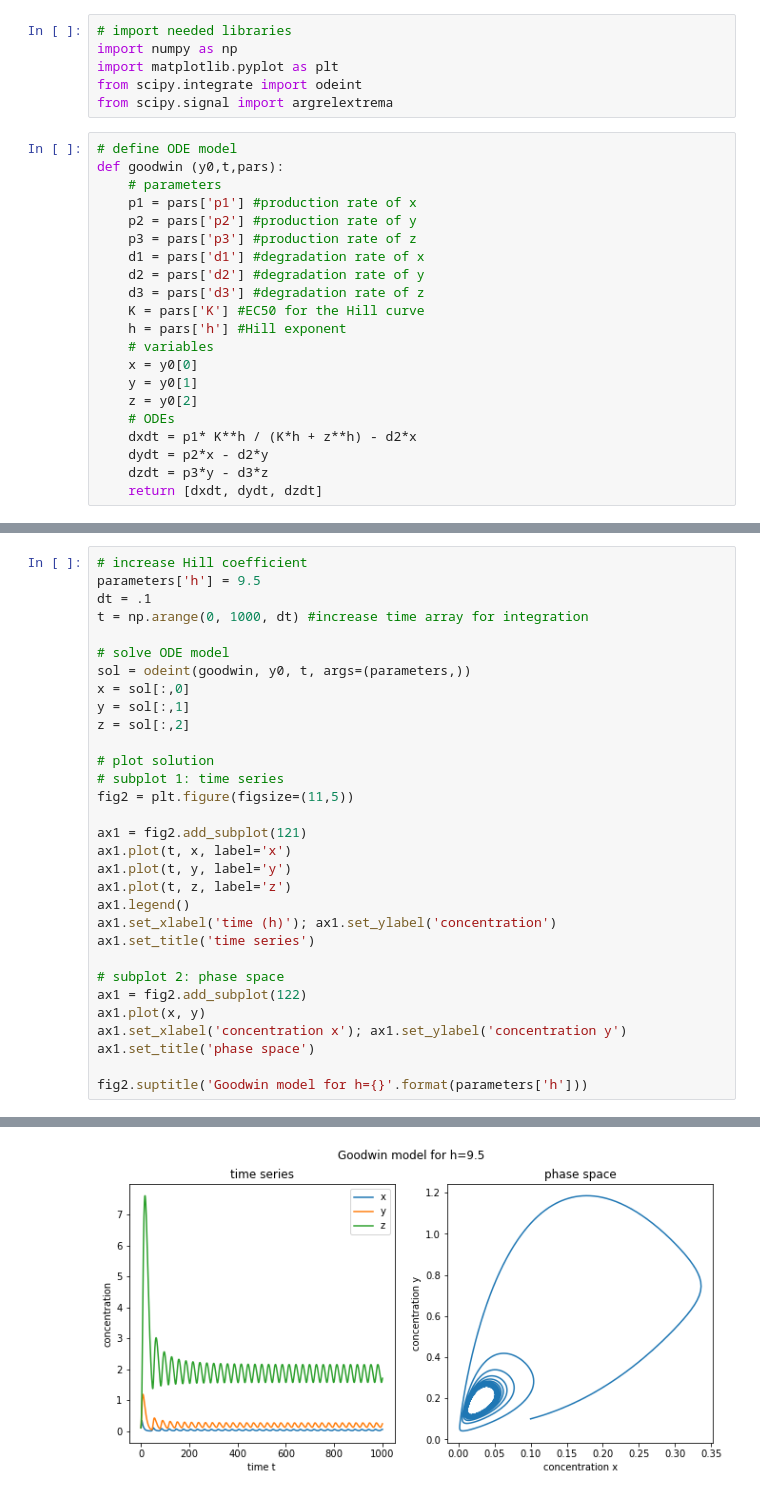
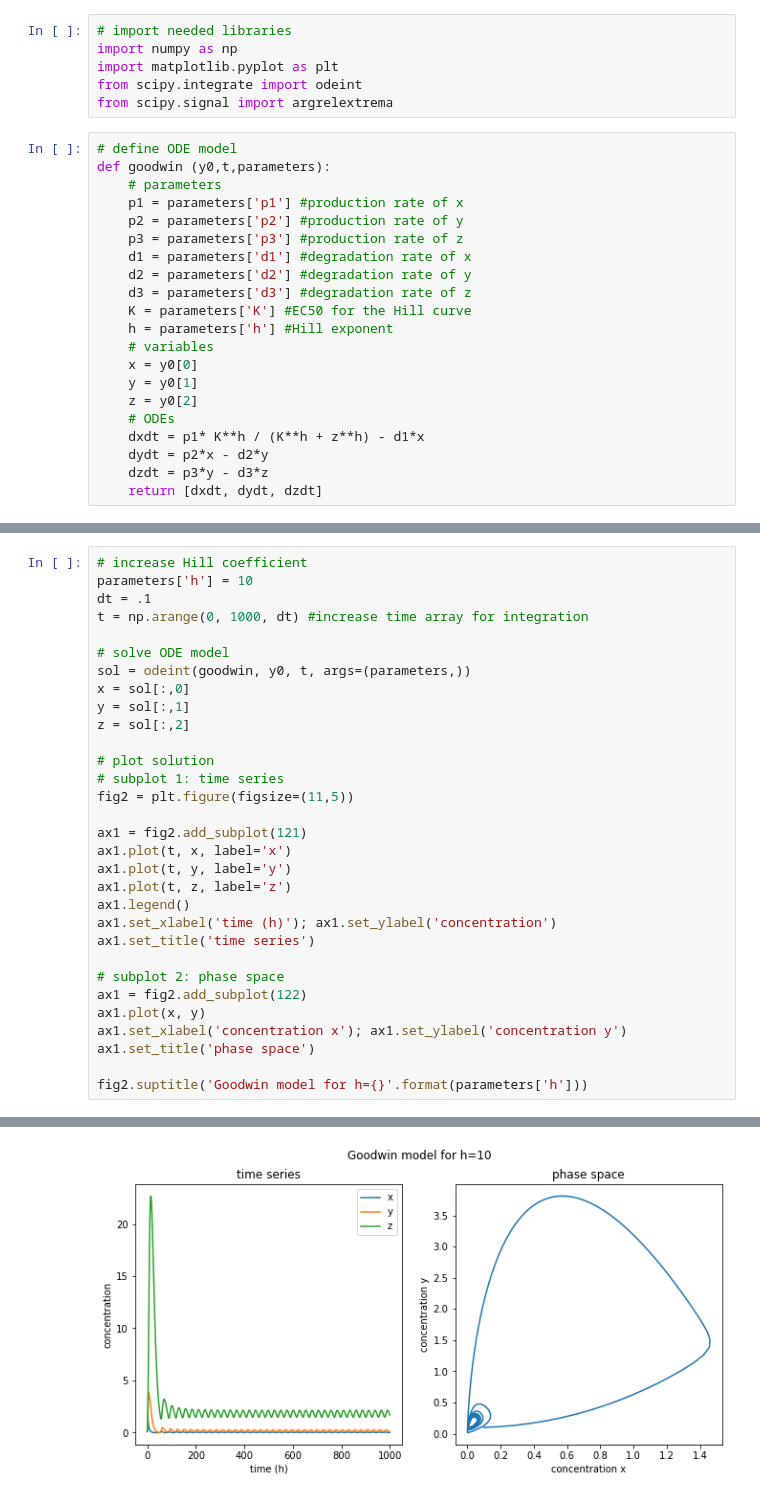
Before and after one commit to olmom/models_for_teaching, a Jupyter notebook: goodwin_solution.ipynb, the cells around one changed output, grey strips where cells are left out. Saved outputs shown, nothing was run; the diff lists cells and outputs as text.

```diff
--- a/goodwin_solution.ipynb
+++ b/goodwin_solution.ipynb
@@ -6,22 +6,22 @@ from scipy.integrate import odeint
 from scipy.signal import argrelextrema
 # %%
 # define ODE model
-def goodwin (y0,t,pars):
+def goodwin (y0,t,parameters):
     # parameters
-    p1 = pars['p1'] #production rate of x
-    p2 = pars['p2'] #production rate of y
-    p3 = pars['p3'] #production rate of z
-    d1 = pars['d1'] #degradation rate of x
-    d2 = pars['d2'] #degradation rate of y
-    d3 = pars['d3'] #degradation rate of z
-    K = pars['K'] #EC50 for the Hill curve
-    h = pars['h'] #Hill exponent
+    p1 = parameters['p1'] #production rate of x
+    p2 = parameters['p2'] #production rate of y
+    p3 = parameters['p3'] #production rate of z
+    d1 = parameters['d1'] #degradation rate of x
+    d2 = parameters['d2'] #degradation rate of y
+    d3 = parameters['d3'] #degradation rate of z
+    K = parameters['K'] #EC50 for the Hill curve
+    h = parameters['h'] #Hill exponent
     # variables
     x = y0[0]
     y = y0[1]
     z = y0[2]
     # ODEs
-    dxdt = p1* K**h / (K*h + z**h) - d2*x
+    dxdt = p1* K**h / (K**h + z**h) - d1*x
     dydt = p2*x - d2*y
     dzdt = p3*y - d3*z
     return [dxdt, dydt, dzdt]
@@ -63,6 +63,6 @@ Text(0.5, 1.0, 'phase space')
 # %%
 # increase Hill coefficient
-parameters['h'] = 9.5
+parameters['h'] = 10
 dt = .1
 t = np.arange(0, 1000, dt) #increase time array for integration
 
@@ -96,4 +96,4 @@ Text(0.5, 0.98, 'Goodwin model for h=9.5')
-[figure, old version]
+[figure, new version]
 # %%
 # Is the point of change affected by the choice of d1, d2, d3? Let's change these parameters and see
 parameters2 = parameters.copy()
```
Also changed, not shown: parts of 12 cells of this notebook, 1 other file.
